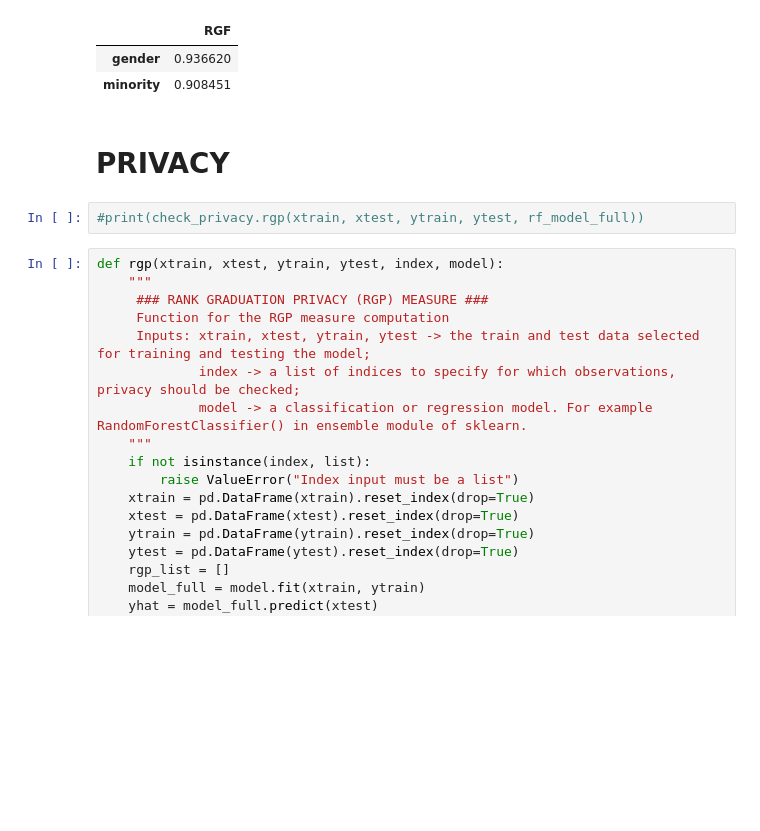
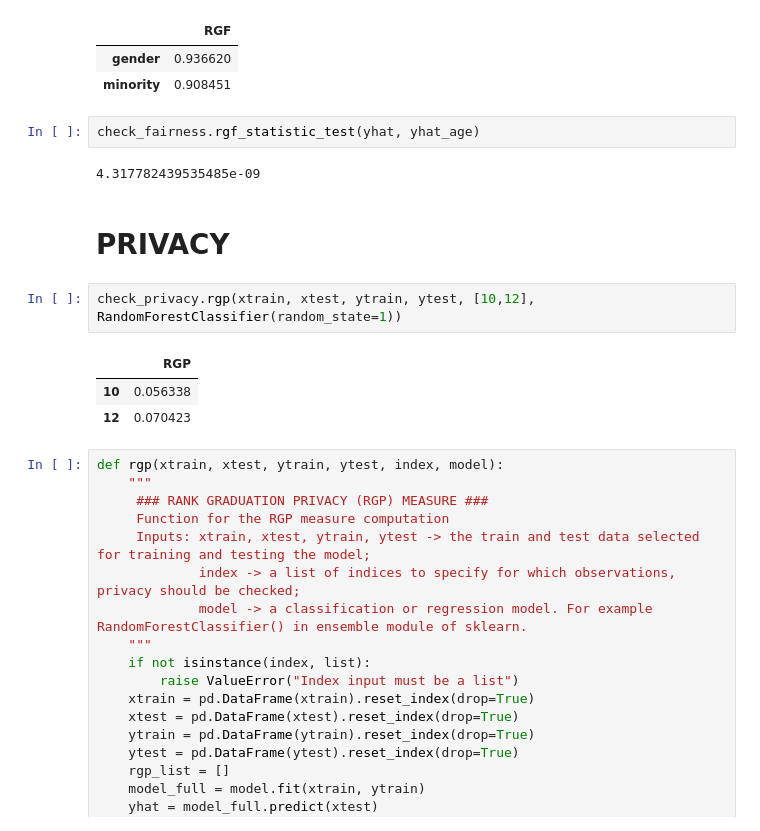
Before and after one commit to GolnooshBabaei/safeaipackage, a Jupyter notebook: examples/employee_classification.ipynb, the cells around one changed output. Cells and saved outputs as stored; diff of their text form; blank space fills up the shorter version.

```diff
--- a/examples/employee_classification.ipynb
+++ b/examples/employee_classification.ipynb
@@ -493,10 +567,18 @@ rgf(xtrain, xtest, ytrain, ytest,["gender", "minority"], rf_model_full)
 |  | RGF |
 | gender | 0.936620 |
 | minority | 0.908451 |
+# %%
+check_fairness.rgf_statistic_test(yhat, yhat_age)
+# %% [output]
+4.317782439535485e-09
 # %% [markdown]
 # PRIVACY
 # %%
-#print(check_privacy.rgp(xtrain, xtest, ytrain, ytest, rf_model_full))
+check_privacy.rgp(xtrain, xtest, ytrain, ytest, [10,12], RandomForestClassifier(random_state=1))
+# %% [output]
+|  | RGP |
+| 10 | 0.056338 |
+| 12 | 0.070423 |
 # %%
 def rgp(xtrain, xtest, ytrain, ytest, index, model):
     """
```
Also changed, not shown: parts of 29 cells of this notebook, 7 other files.
